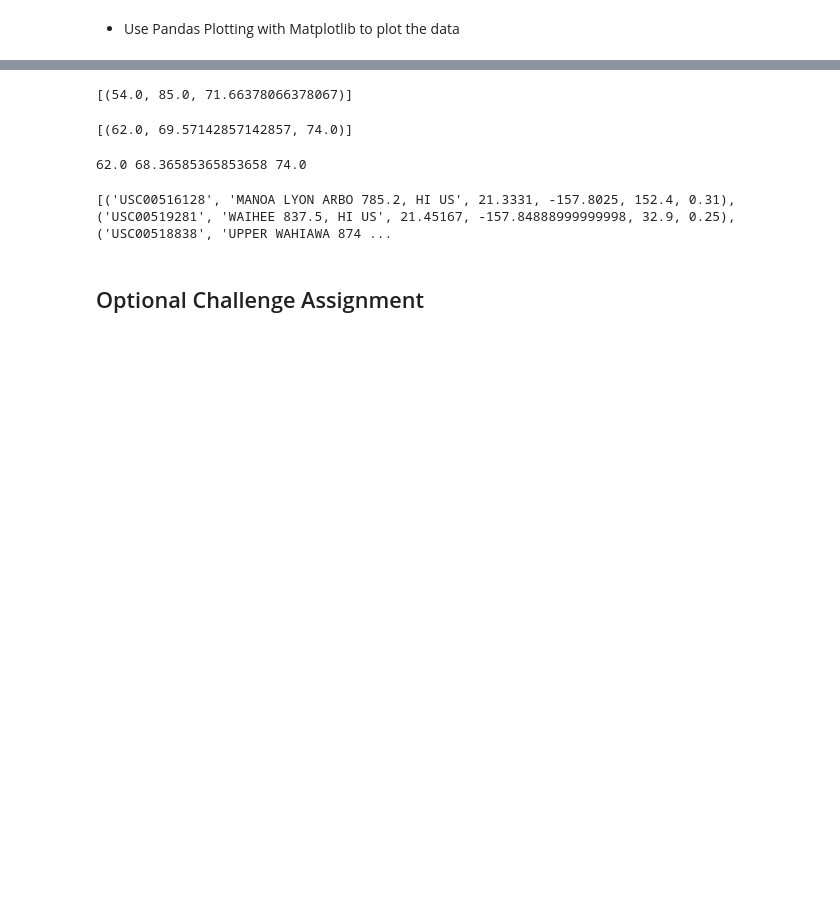
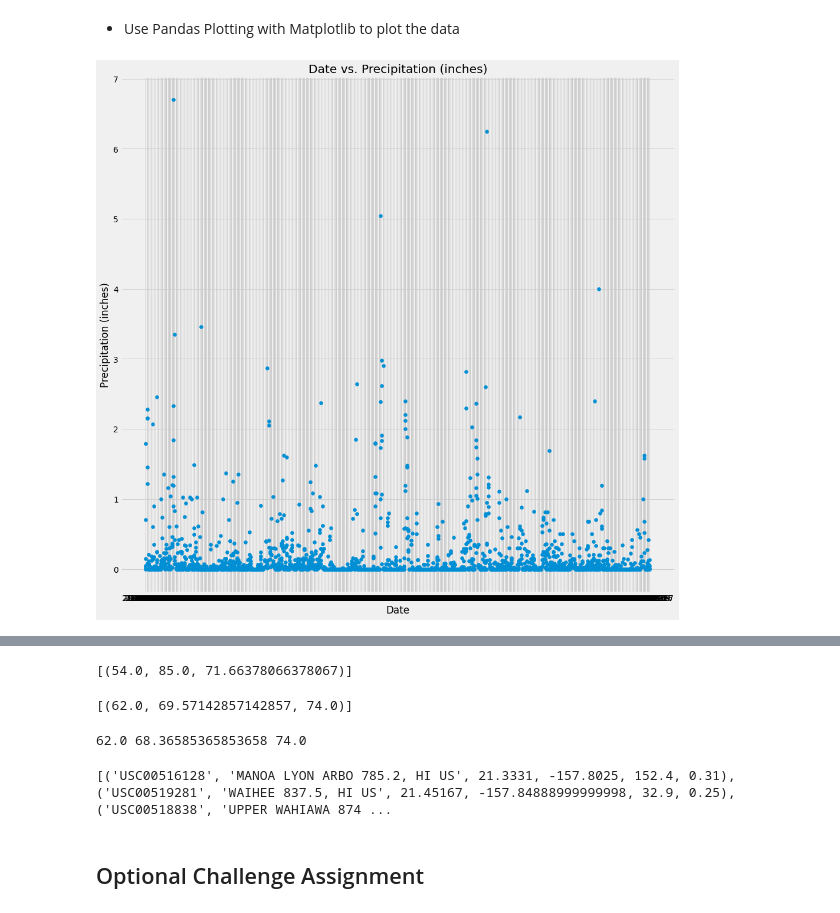
Before and after one commit to cswanson618/sqlalchemy-challenge, a Jupyter notebook: climate_swanson.ipynb, the cells around one changed output, grey strips where cells are left out. Cells and saved outputs as stored; diff of their text form; code cells hidden in the pictures; blank space fills up the shorter version.

```diff
--- a/climate_swanson.ipynb
+++ b/climate_swanson.ipynb
@@ -89,10 +65,12 @@ df_meas_precipdata
 * Use Pandas Plotting with Matplotlib to plot the data
 # %%
 plt.title("Date vs. Precipitation (inches)")
-x= df_meas_precipdata["Date"]
+x= df_meas_precipdata.index
 y= df_meas_precipdata["Precipitation"]
 plt.scatter(x, y)
 plt.xlabel("Date")
 plt.ylabel("Precipitation (inches)")
 plt.rcParams["figure.figsize"] = (15,15)
 plt.show()
+# %% [output]
+[figure, added]
```
Also changed, not shown: parts of 19 cells of this notebook.
